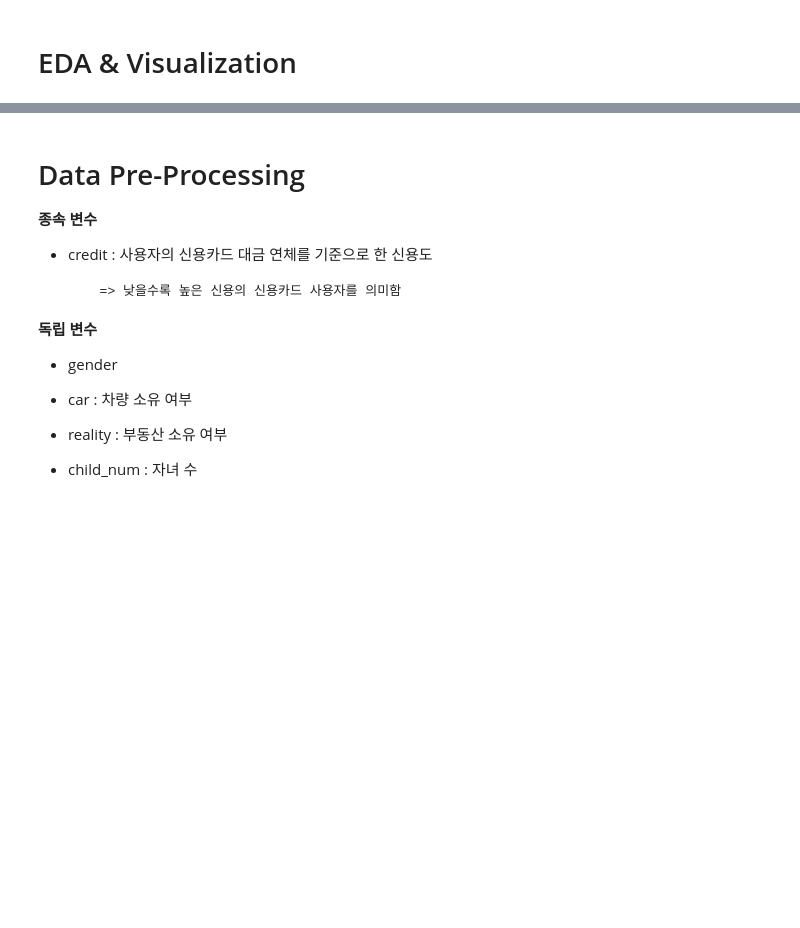
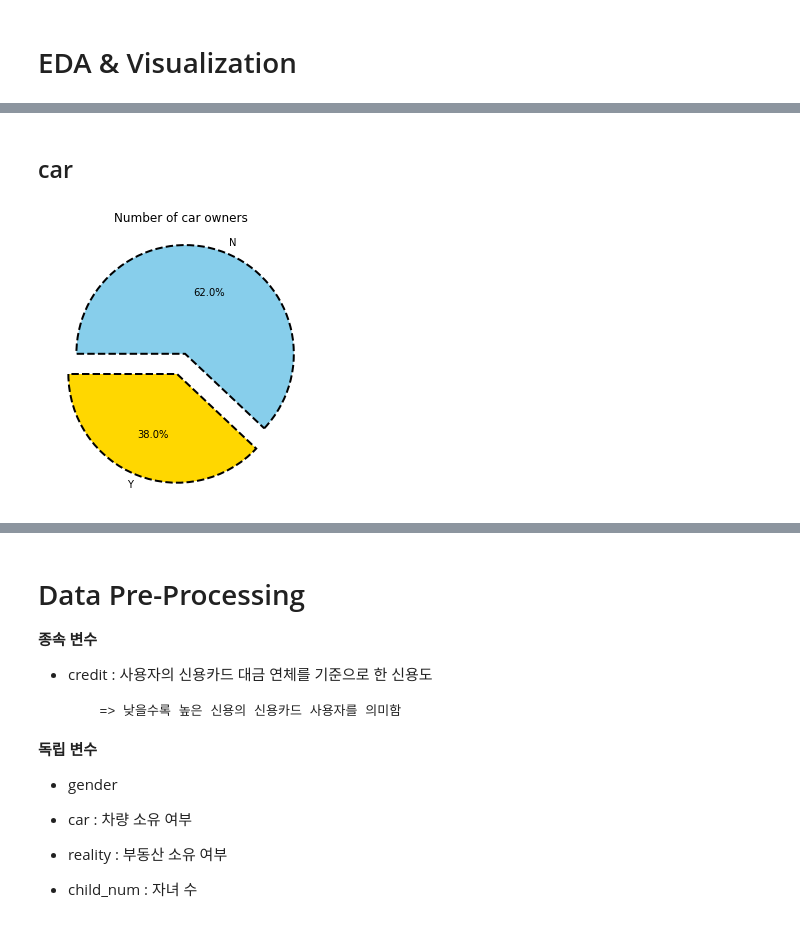
Before and after one commit to Byeon-MJ/CreditCard_Overdue_Prediction, a Jupyter notebook: ML_CreditCard_Classification_Final.ipynb, the cells around one changed output, grey strips where cells are left out. Cells and saved outputs as stored; diff of their text form; code cells hidden in the pictures; blank space fills up the shorter version.

```diff
--- a/ML_CreditCard_Classification_Final.ipynb
+++ b/ML_CreditCard_Classification_Final.ipynb
@@ -125,0 +139,12 @@ plt.show()
+# %% [markdown]
+## car
+# %%
+df1= train.groupby('car').count()['index']
+explode = (0.1, 0.1)
+fig = plt.figure(figsize=(5,5)) ## 캔버스 생성
+fig.set_facecolor('white')
+plt.pie(df1, labels=df1.index,colors=['skyblue','gold'],explode=explode, startangle=180,autopct='%1.1f%%',counterclock=False,wedgeprops = {'edgecolor':'k','linestyle':'--','linewidth':2})
+plt.title('Number of car owners')
+plt.show()
+# %% [output]
+[figure, added]
```
Also changed, not shown: parts of 15 cells of this notebook.
